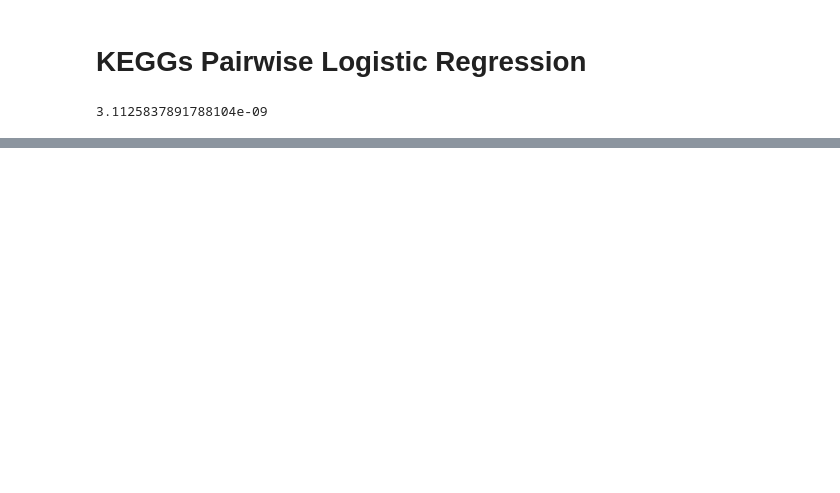
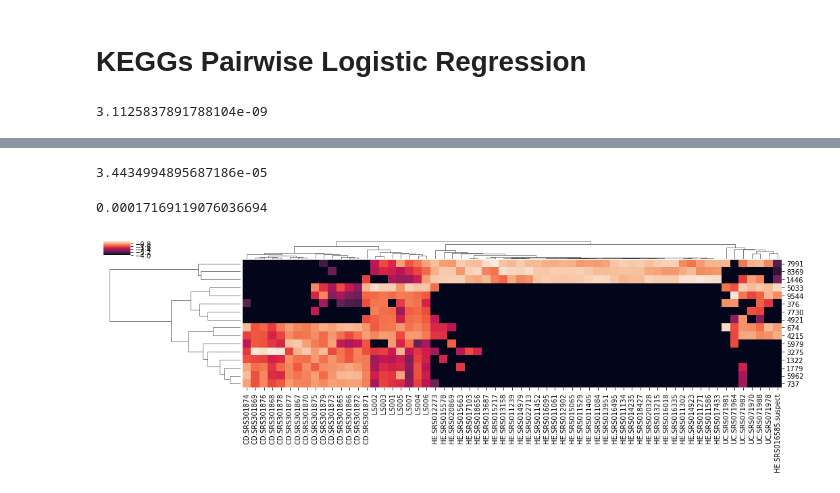
Before and after one commit to myazdani/KEGGs-15-12-2017, a Jupyter notebook: scripts/ratio-analysis/2018-07-26_comparing-species-and-keggs-ratio-plots.ipynb, the cells around one changed output, grey strips where cells are left out. Cells and saved outputs as stored; diff of their text form; code cells hidden in the pictures; blank space fills up the shorter version.

```diff
--- a/scripts/ratio-analysis/2018-07-26_comparing-species-and-keggs-ratio-plots.ipynb
+++ b/scripts/ratio-analysis/2018-07-26_comparing-species-and-keggs-ratio-plots.ipynb
@@ -497,16 +505,22 @@ plt.xticks(np.arange(len(probs[:30])), kegg_names[:30], rotation=90);
 # %%
-important_keggs = [kegg for kegg, count in Counter(collection_of_keggs_list).most_common() if count >= 500]
+important_keggs = [kegg for kegg, count in Counter(collection_of_keggs_list).most_common() if count >= 200]
 
-df_subset = df.iloc[np.array(important_keggs),:]
+df_subset = df_keggs.iloc[np.array(important_keggs),:]
 
 total_abund = np.sum(df_subset.iloc[:,2:])
 
 total_abund.min()
+# %% [output]
+3.4434994895687186e-05
 # %%
 df_subset_normalized = df_subset.copy()
-df_subset_normalized.iloc[:,2:] = df_subset_normalized.iloc[:,2:]/(total_abund+.1)
+df_subset_normalized.iloc[:,2:] = df_subset_normalized.iloc[:,2:]/(total_abund)
 
 np.min(df_subset_normalized.iloc[:,2:].values[df_subset_normalized.iloc[:,2:].values>0])
+# %% [output]
+0.00017169119076036694
 # %%
-sns.clustermap(np.log10(1e-7+df_subset_normalized.iloc[:,2:]),
+sns.clustermap(np.log10(1e-4+df_subset_normalized.iloc[:,2:]),
                figsize=(18, 4));
+# %% [output]
+[figure, added]
```
Also changed, not shown: parts of 8 cells of this notebook.
